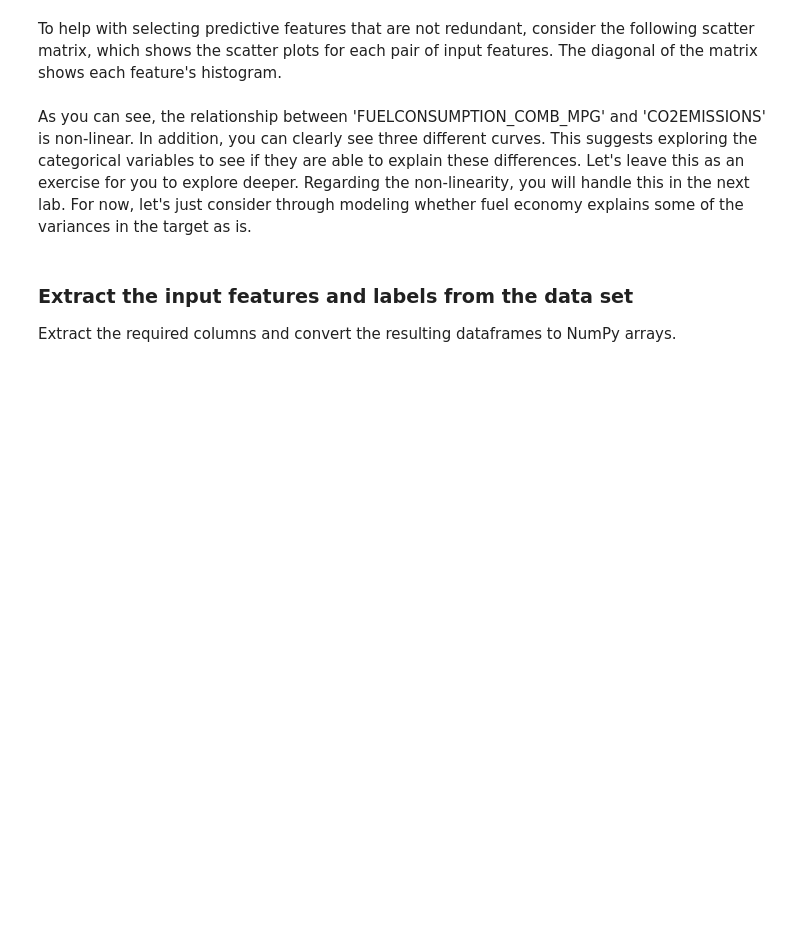
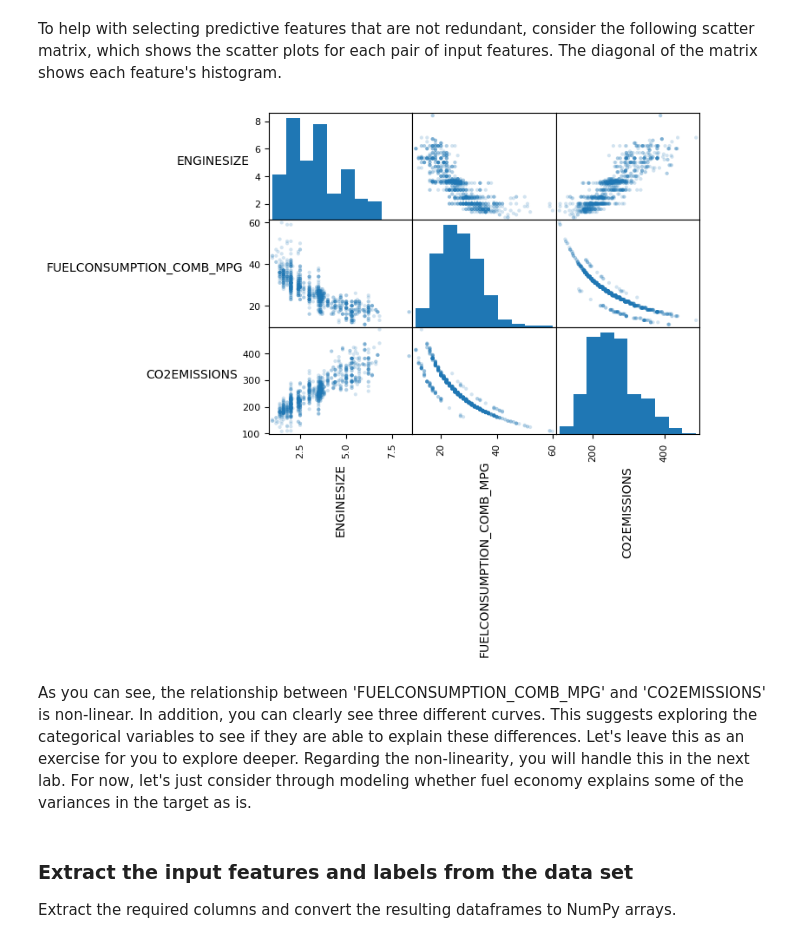
Before and after one commit to abolfazldelavar/IBM-AI-Engineering-with-Python-PyTorch-TensorFlow-Professional-Certificate, a Jupyter notebook: 01 - Machine Learning with Python/02 - Linear and Logistic Regression/05 - Lab: Multiple Linear Regression/Mulitple-Linear-Regression.ipynb, the cells around one changed output. Cells and saved outputs as stored; diff of their text form; code cells hidden in the pictures; blank space fills up the shorter version.

```diff
--- a/01 - Machine Learning with Python/02 - Linear and Logistic Regression/05 - Lab: Multiple Linear Regression/Mulitple-Linear-Regression.ipynb
+++ b/01 - Machine Learning with Python/02 - Linear and Logistic Regression/05 - Lab: Multiple Linear Regression/Mulitple-Linear-Regression.ipynb
@@ -130,14 +150,16 @@ To help with selecting predictive features that are not redundant, consider the
 # %%
 axes = pd.plotting.scatter_matrix(df, alpha=0.2)
 # need to rotate axis labels so we can read them
 for ax in axes.flatten():
     ax.xaxis.label.set_rotation(90)
     ax.yaxis.label.set_rotation(0)
     ax.yaxis.label.set_ha('right')
 
-plt.tight_layout()
+# plt.tight_layout()
 plt.gcf().subplots_adjust(wspace=0, hspace=0)
 plt.show()
+# %% [output]
+[figure, added]
 # %% [markdown]
 As you can see, the relationship between 'FUELCONSUMPTION_COMB_MPG' and 'CO2EMISSIONS' is non-linear. In addition, you can clearly see three different curves. This suggests exploring the categorical variables to see if they are able to explain these differences. Let's leave this as an exercise for you to explore deeper. Regarding the non-linearity, you will handle this in the next lab. For now, let's just consider through modeling whether fuel economy explains some of the variances in the target as is.
 # %% [markdown]
```
Also changed, not shown: parts of 17 cells of this notebook.
